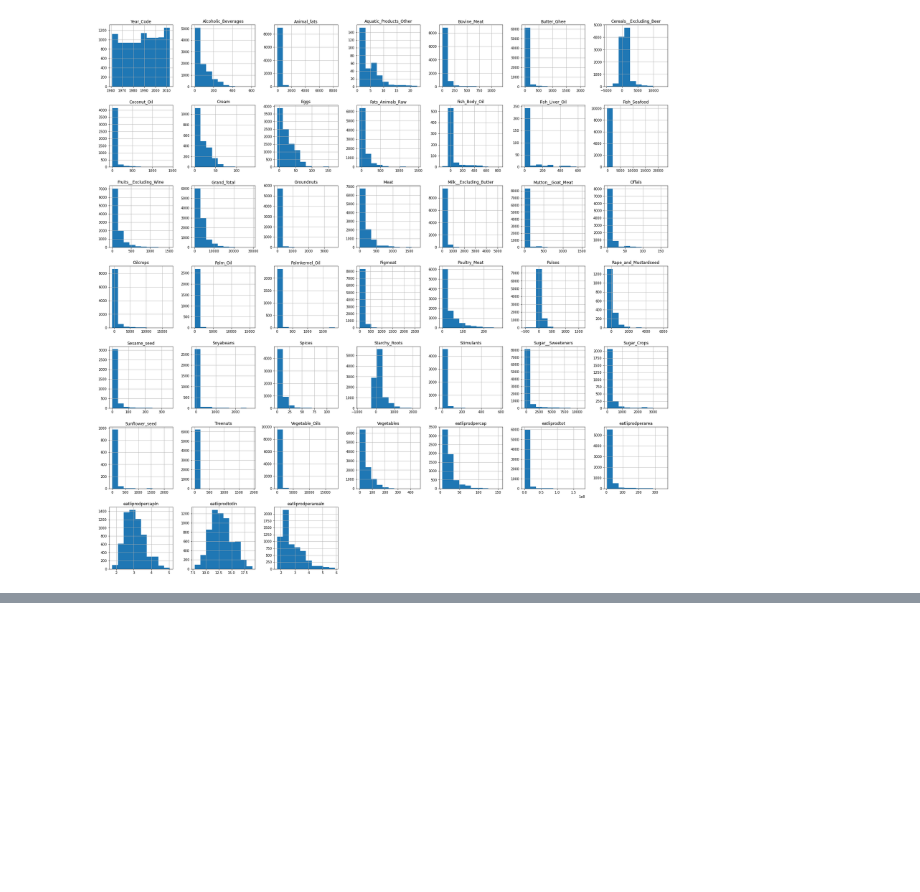
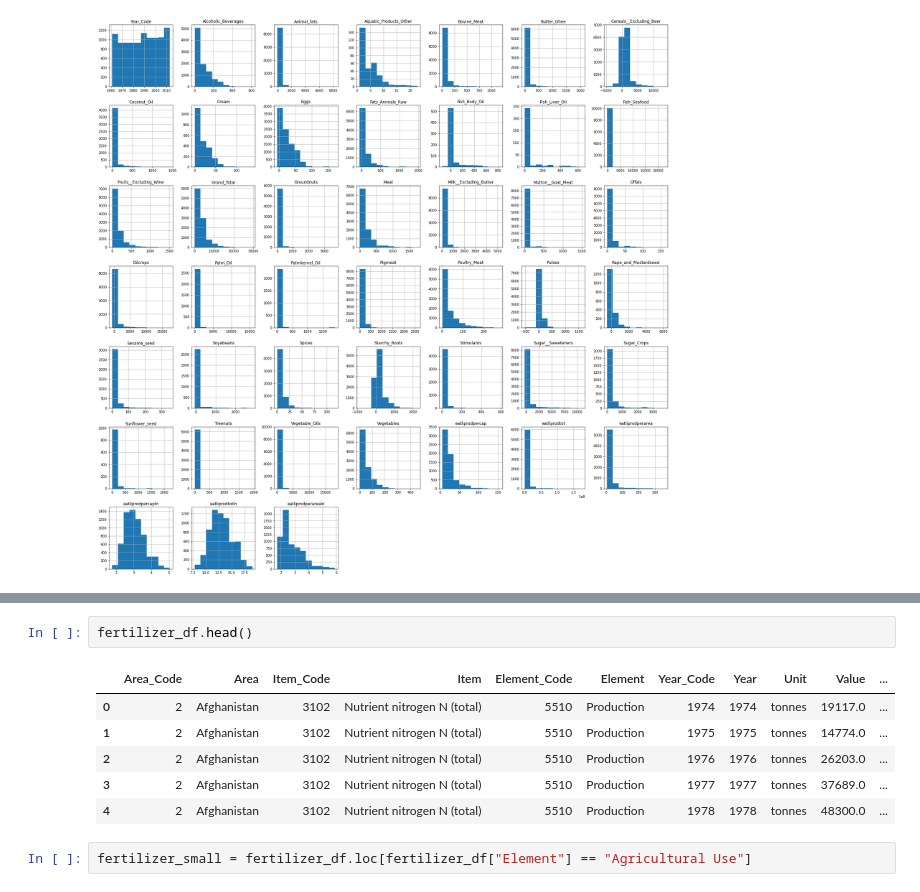
Before and after one commit to Michael-Suttle/assignment_2, a Jupyter notebook: Part_01.ipynb, the cells around one changed output, grey strips where cells are left out. Saved outputs shown, nothing was run; the diff lists cells and outputs as text; blank space fills up the shorter version.

```diff
--- a/Part_01.ipynb
+++ b/Part_01.ipynb
@@ -1024,0 +905,11 @@ Notes:
+# %%
+fertilizer_df.head()
+# %% [output]
+|  | Area_Code | Area | Item_Code | Item | Element_Code | Element | Year_Code | Year | Unit | Value | ... |
+| 0 | 2 | Afghanistan | 3102 | Nutrient nitrogen N (total) | 5510 | Production | 1974 | 1974 | tonnes | 19117.0 | ... |
+| 1 | 2 | Afghanistan | 3102 | Nutrient nitrogen N (total) | 5510 | Production | 1975 | 1975 | tonnes | 14774.0 | ... |
+| 2 | 2 | Afghanistan | 3102 | Nutrient nitrogen N (total) | 5510 | Production | 1976 | 1976 | tonnes | 26203.0 | ... |
+| 3 | 2 | Afghanistan | 3102 | Nutrient nitrogen N (total) | 5510 | Production | 1977 | 1977 | tonnes | 37689.0 | ... |
+| 4 | 2 | Afghanistan | 3102 | Nutrient nitrogen N (total) | 5510 | Production | 1978 | 1978 | tonnes | 48300.0 | ... |
+# %%
+fertilizer_small = fertilizer_df.loc[fertilizer_df["Element"] == "Agricultural Use"]
```
Also changed, not shown: parts of 102 cells of this notebook.
